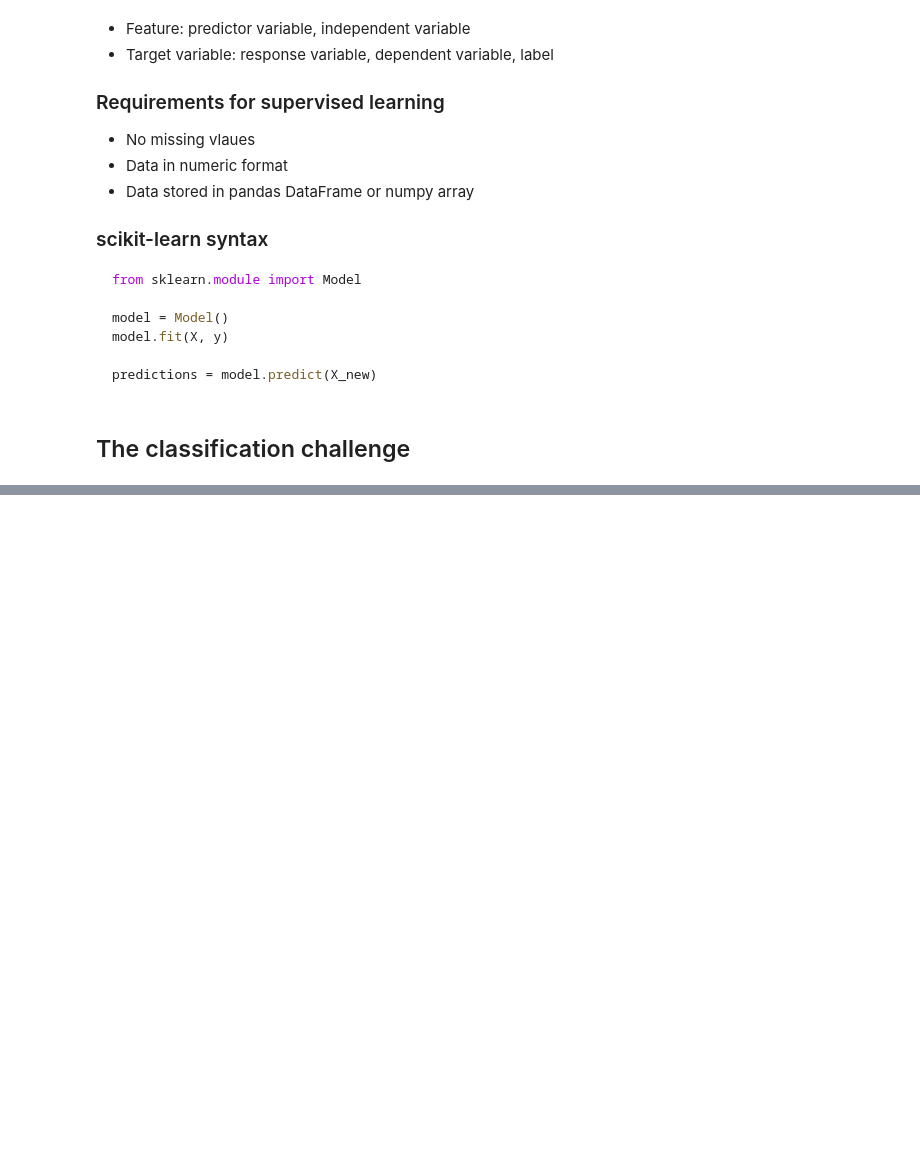
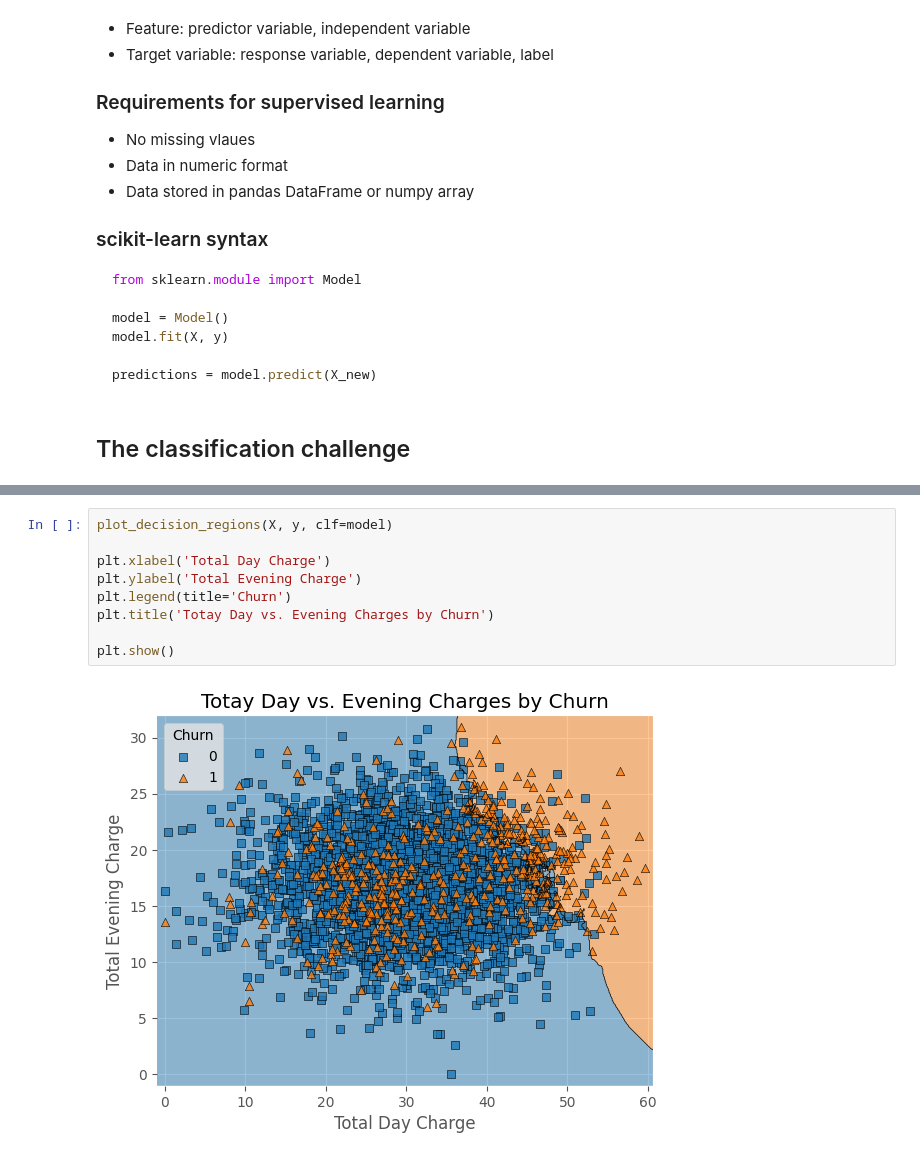
Before and after one commit to PaulToronto/DataCamp-Track---Machine-Learning-Scientist-in-Python, a Jupyter notebook: 1_1_Supervised_Learning_with_scikit_learn_Classification.ipynb, the cells around one changed output, grey strips where cells are left out. Cells and saved outputs as stored; diff of their text form; blank space fills up the shorter version.

```diff
--- a/1_1_Supervised_Learning_with_scikit_learn_Classification.ipynb
+++ b/1_1_Supervised_Learning_with_scikit_learn_Classification.ipynb
@@ -27,0 +113,11 @@ predictions = model.predict(X_new)
+# %%
+plot_decision_regions(X, y, clf=model)
+
+plt.xlabel('Total Day Charge')
+plt.ylabel('Total Evening Charge')
+plt.legend(title='Churn')
+plt.title('Totay Day vs. Evening Charges by Churn')
+
+plt.show()
+# %% [output]
+[figure, added]
```
Also changed, not shown: parts of 42 cells of this notebook.
